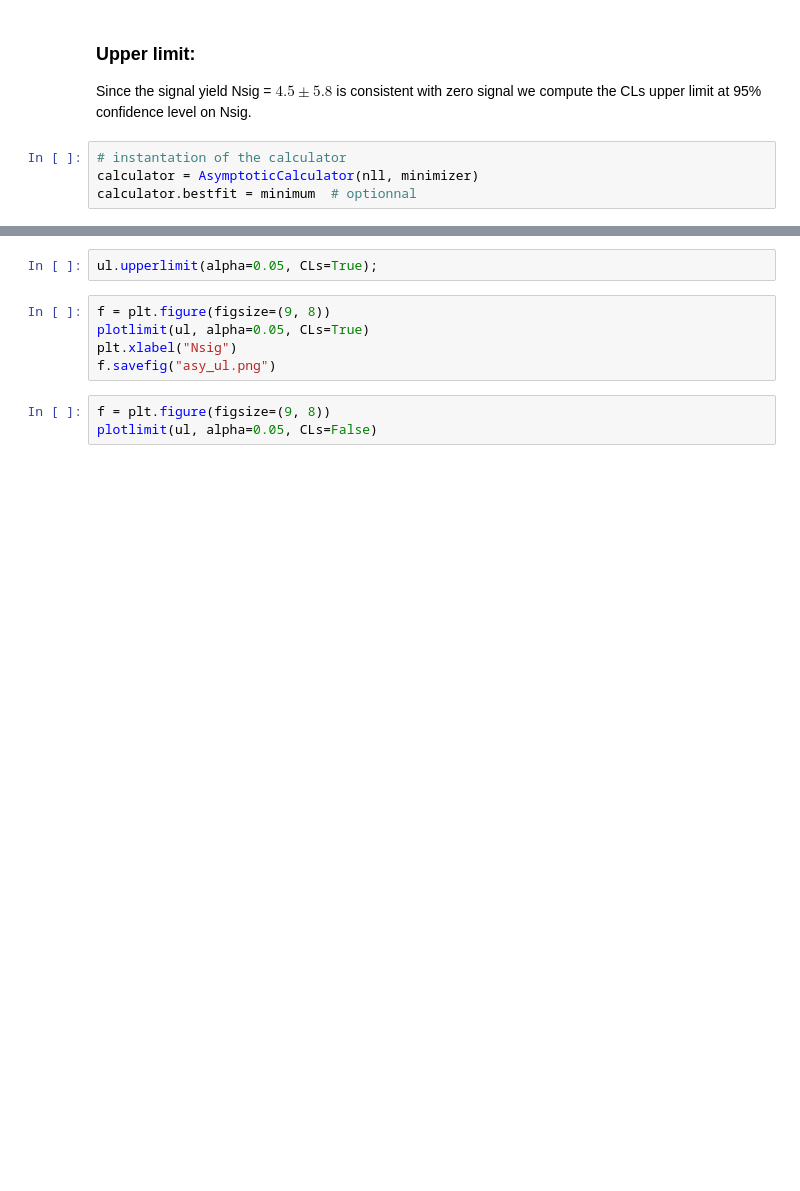
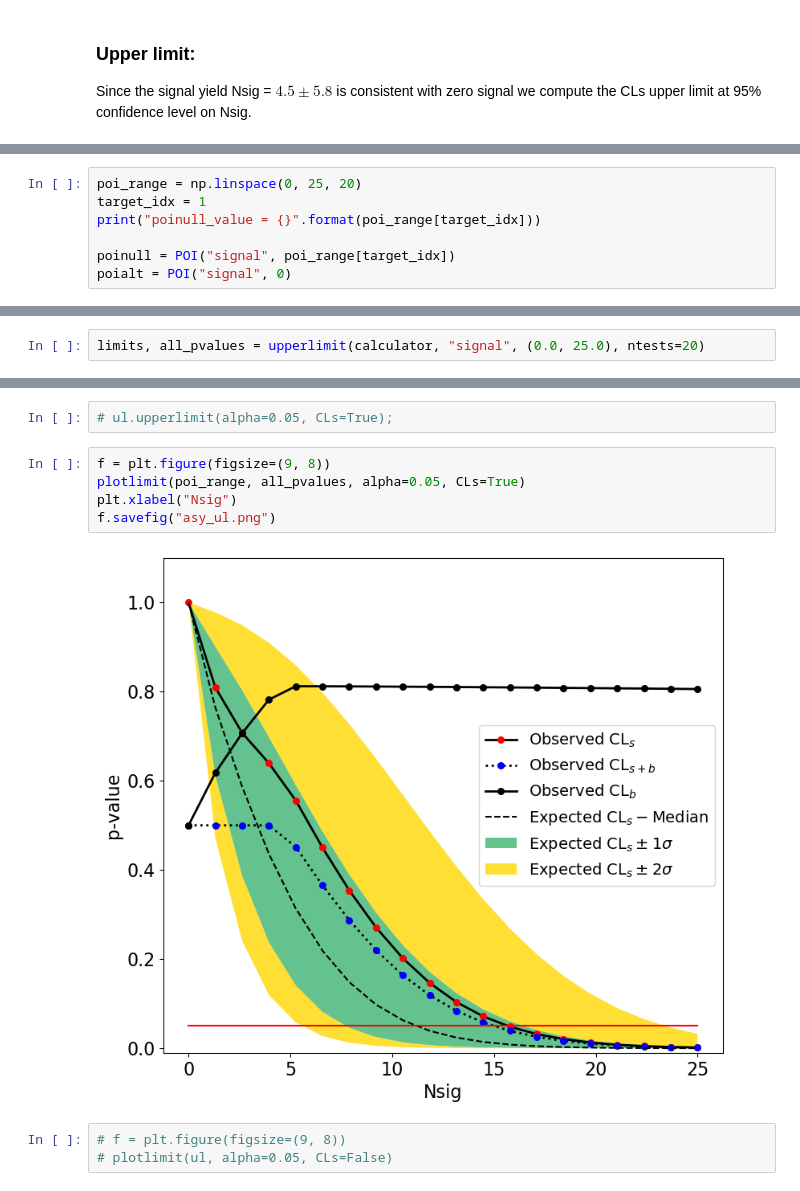
Before and after one commit to max-zhao0/hepstats, a Jupyter notebook: notebooks/hypotests/upperlimit_asy_zfit.ipynb, the cells around one changed output, grey strips where cells are left out. Cells and saved outputs as stored; diff of their text form; blank space fills up the shorter version.

```diff
--- a/notebooks/hypotests/upperlimit_asy_zfit.ipynb
+++ b/notebooks/hypotests/upperlimit_asy_zfit.ipynb
@@ -82,7 +100,3 @@ Text(0, 0.5, 'number of events')
 ### Upper limit:
 
 Since the signal yield Nsig = $4.5 \pm 5.8$  is consistent with zero signal we compute the CLs upper limit at 95% confidence level on Nsig.
-# %%
-# instantation of the calculator
-calculator = AsymptoticCalculator(nll, minimizer)
-calculator.bestfit = minimum  # optionnal
@@ -96,0 +103,7 @@ ul = UpperLimit(calculator, poinull, poialt)
+# %%
+poi_range = np.linspace(0, 25, 20)
+target_idx = 1
+print("poinull_value = {}".format(poi_range[target_idx]))
+
+poinull = POI("signal", poi_range[target_idx])
+poialt = POI("signal", 0)
@@ -96,0 +148,2 @@ ul = UpperLimit(calculator, poinull, poialt)
+# %%
+limits, all_pvalues = upperlimit(calculator, "signal", (0.0, 25.0), ntests=20)
@@ -97,10 +193,12 @@ ul = UpperLimit(calculator, poinull, poialt)
 # %%
-ul.upperlimit(alpha=0.05, CLs=True);
+# ul.upperlimit(alpha=0.05, CLs=True);
 # %%
 f = plt.figure(figsize=(9, 8))
-plotlimit(ul, alpha=0.05, CLs=True)
+plotlimit(poi_range, all_pvalues, alpha=0.05, CLs=True)
 plt.xlabel("Nsig")
 f.savefig("asy_ul.png")
+# %% [output]
+[figure, added]
 # %%
-f = plt.figure(figsize=(9, 8))
-plotlimit(ul, alpha=0.05, CLs=False)
+# f = plt.figure(figsize=(9, 8))
+# plotlimit(ul, alpha=0.05, CLs=False)
```
Also changed, not shown: parts of 19 cells of this notebook, 7 other files.
